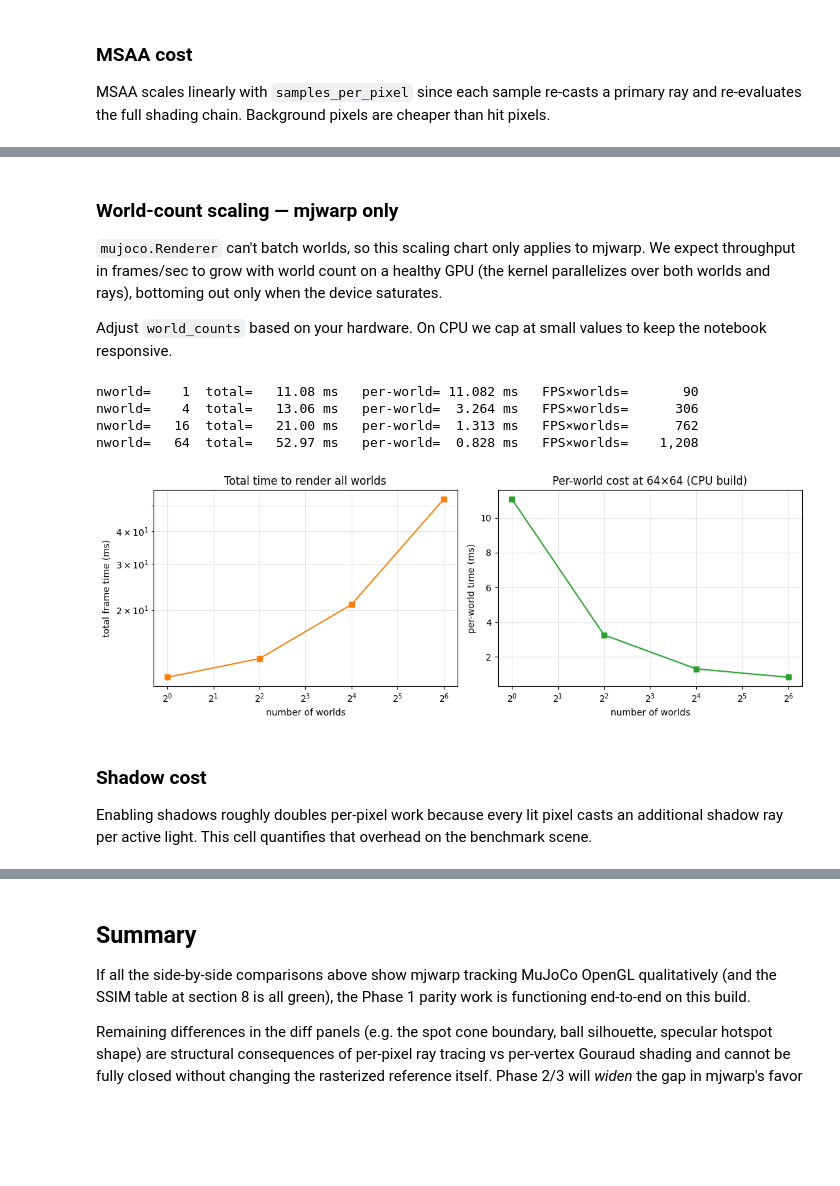
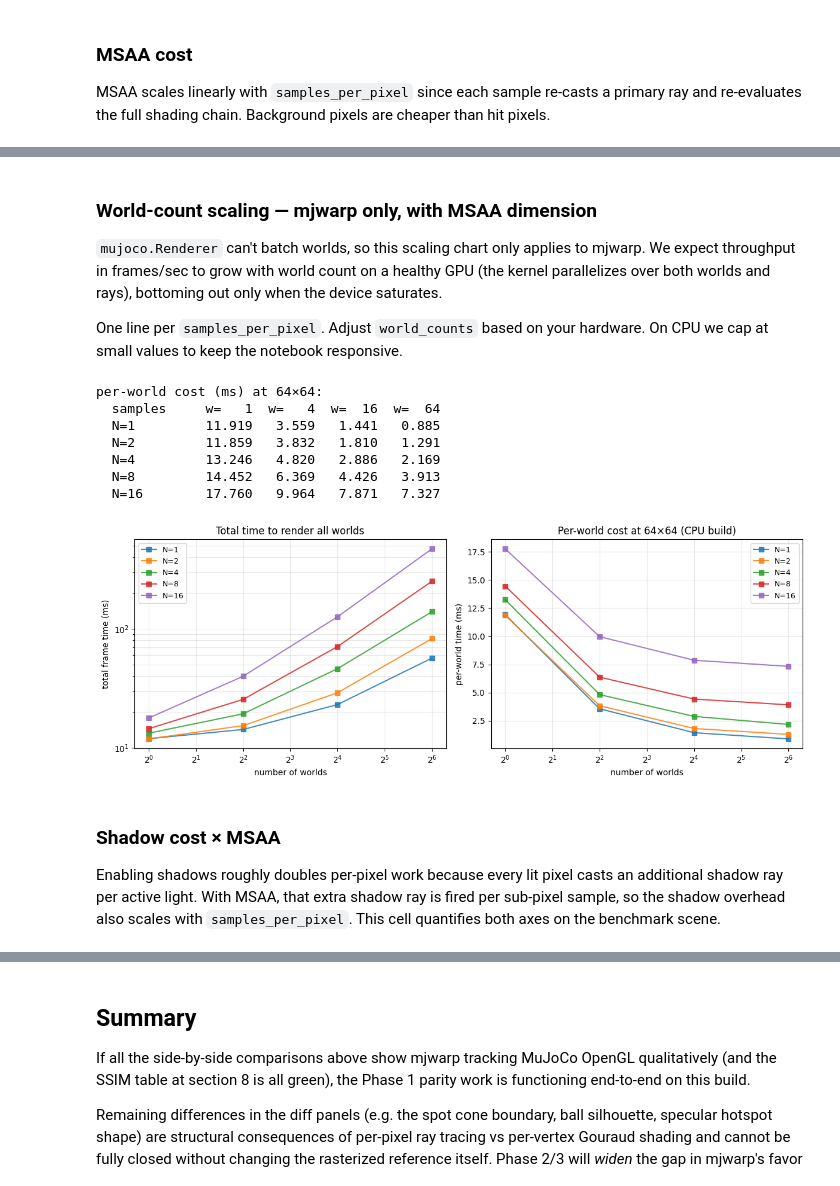
Before and after one commit to mhasek/mujoco_warp, a Jupyter notebook: notebooks/renderer_parity.ipynb, the cells around one changed output, grey strips where cells are left out. Drawn from its saved outputs; the diff is of its cells as text; code cells hidden in the pictures; blank space fills up the shorter version.

```diff
--- a/notebooks/renderer_parity.ipynb
+++ b/notebooks/renderer_parity.ipynb
@@ -730,59 +958,73 @@ Module render__locals___render_megakernel_a37a2206 32e3ef1 load on device 'cpu'
 # %% [markdown]
-### World-count scaling — mjwarp only
+### World-count scaling — mjwarp only, with MSAA dimension
 
 `mujoco.Renderer` can't batch worlds, so this scaling chart only applies to
 mjwarp. We expect throughput in frames/sec to grow with world count on a
 healthy GPU (the kernel parallelizes over both worlds and rays), bottoming
 out only when the device saturates.
 
-Adjust `world_counts` based on your hardware. On CPU we cap at small
-values to keep the notebook responsive.
+One line per `samples_per_pixel`. Adjust `world_counts` based on your
+hardware. On CPU we cap at small values to keep the notebook responsive.
 # %%
 has_cuda = wp.get_cuda_device_count() > 0
 if has_cuda:
   world_counts = [1, 4, 16, 64, 256, 1024]
 else:
   world_counts = [1, 4, 16, 64]
 
 cam_w = cam_h = 64
-frame_times = []
-for n in world_counts:
-  t = bench_mjwarp(mjm_bench, cam_w, cam_h, nworld=n)
-  frame_times.append(t)
-  fps_per_world = n / t
-  print(f"nworld={n:>5d}  total={t * 1000:8.2f} ms   per-world={t * 1000 / n:7.3f} ms   FPS×worlds={fps_per_world:>9,.0f}")
 
-fig, axes = plt.subplots(1, 2, figsize=(11, 4))
-axes[0].plot(world_counts, np.array(frame_times) * 1000, "s-", color="C1")
+# frames[N] = list of total times (one per nworld in world_counts)
+frame_times_by_n = {n: [bench_mjwarp_n(mjm_bench, cam_w, cam_h, nworld=w, samples_per_pixel=n) for w in world_counts] for n in MSAA_NS}
+
+header_world = "  ".join(f"w={w:>4d}" for w in world_counts)
+print(f"per-world cost (ms) at {cam_w}×{cam_h}:")
+print(f"  {'samples':<10s}  {header_world}")
+for n in MSAA_NS:
+  per_world = [t * 1000 / w for t, w in zip(frame_times_by_n[n], world_counts)]
+  row = "  ".join(f"{v:>6.3f}" for v in per_world)
+  print(f"  {'N=' + str(n):<10s}  {row}")
+
+fig, axes = plt.subplots(1, 2, figsize=(12, 4.5))
+for n in MSAA_NS:
+  axes[0].plot(world_counts, np.array(frame_times_by_n[n]) * 1000, "s-", label=f"N={n}", alpha=0.85)
 axes[0].set_xlabel("number of worlds")
 axes[0].set_ylabel("total frame time (ms)")
 axes[0].set_xscale("log", base=2)
 axes[0].set_yscale("log")
 axes[0].set_title("Total time to render all worlds")
 axes[0].grid(True, which="both", alpha=0.3)
+axes[0].legend(fontsize=9)
 
-per_world = np.array(frame_times) * 1000 / np.array(world_counts)
-axes[1].plot(world_counts, per_world, "s-", color="C2")
+for n in MSAA_NS:
+  per_world = np.array(frame_times_by_n[n]) * 1000 / np.array(world_counts)
+  axes[1].plot(world_counts, per_world, "s-", label=f"N={n}", alpha=0.85)
 axes[1].set_xlabel("number of worlds")
 axes[1].set_ylabel("per-world time (ms)")
 axes[1].set_xscale("log", base=2)
 axes[1].set_title(f"Per-world cost at {cam_w}×{cam_h} ({'CUDA' if has_cuda else 'CPU'} build)")
 axes[1].grid(True, which="both", alpha=0.3)
+axes[1].legend(fontsize=9)
 
 plt.tight_layout()
 plt.show()
 # %% [output]
-nworld=    1  total=   11.08 ms   per-world= 11.082 ms   FPS×worlds=       90
-nworld=    4  total=   13.06 ms   per-world=  3.264 ms   FPS×worlds=      306
-nworld=   16  total=   21.00 ms   per-world=  1.313 ms   FPS×worlds=      762
-nworld=   64  total=   52.97 ms   per-world=  0.828 ms   FPS×worlds=    1,208
+per-world cost (ms) at 64×64:
+  samples     w=   1  w=   4  w=  16  w=  64
+  N=1         11.919   3.559   1.441   0.885
+  N=2         11.859   3.832   1.810   1.291
+  N=4         13.246   4.820   2.886   2.169
+  N=8         14.452   6.369   4.426   3.913
+  N=16        17.760   9.964   7.871   7.327
-[figure, old version]
+[figure, new version]
 # %% [markdown]
-### Shadow cost
+### Shadow cost × MSAA
 
 Enabling shadows roughly doubles per-pixel work because every lit pixel
-casts an additional shadow ray per active light. This cell quantifies that
-overhead on the benchmark scene.
+casts an additional shadow ray per active light. With MSAA, that extra
+shadow ray is fired per sub-pixel sample, so the shadow overhead also
+scales with `samples_per_pixel`. This cell quantifies both axes on the
+benchmark scene.
 # %%
 SHADOW_BENCH_XML = BENCH_XML.replace('castshadow="false"', 'castshadow="true"')
 mjm_shadow = mujoco.MjModel.from_xml_string(SHADOW_BENCH_XML)
```
Also changed, not shown: parts of 22 cells of this notebook.
